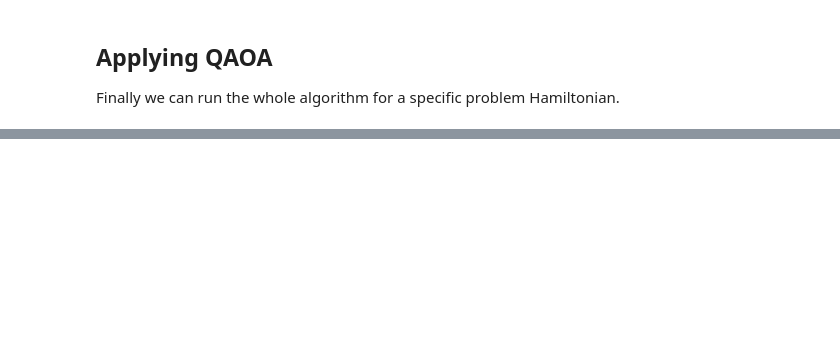
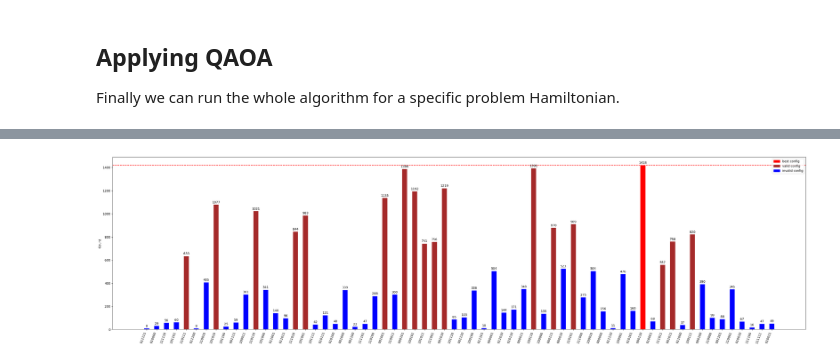
Before and after one commit to KIT-TVA/qc-configuration-problem, a Jupyter notebook: configproblem/qaoa_mincost_sat.ipynb, the cells around one changed output, grey strips where cells are left out. Drawn from its saved outputs; the diff is of its cells as text; code cells hidden in the pictures; blank space fills up the shorter version.

Commit message:
Add legend to plot

```diff
--- a/configproblem/qaoa_mincost_sat.ipynb
+++ b/configproblem/qaoa_mincost_sat.ipynb
@@ -343,30 +538,37 @@ counts, qc = apply_qaoa(hamiltonian, layers, n_features, shots, theta, warmstart
 # Pretty Print the results of the previous Cell
 
 best_config = "000110" # 654321
 valid_configs = ["101010", "101001", "101011", "100110", "100101", "100111", "001010", "001001", "001011", "000101", "000111", "111010", "111001", "111011", "110110", "110101", "110111"]
 
 col = []
 for key in counts.keys():
     if key==best_config:
         col.append('r')
     elif valid_configs.__contains__(key):
         col.append("brown")
     else:
         col.append('b')
 
 plt.rcParams["figure.figsize"] = (40,10)
 plt.ylabel("Count")
 plt.xticks(rotation=70, ha="right")
 plt.bar(counts.keys(), counts.values(), width=0.5, color=col)
 
 max_count = 0
 for val in counts.values():
     if val > max_count:
         max_count = val
 
 for i, val in enumerate(counts.values()):
     plt.text(x=i, y=val+max_count/100, s=f"{val}", fontdict=dict(fontsize=10), horizontalalignment="center")
 
 plt.axhline(y=max_count, color='r', linestyle='--')
 
+red_patch = mpatches.Patch(color='r', label="best config")
+brown_patch = mpatches.Patch(color="brown", label="valid config")
+blue_patch = mpatches.Patch(color='b', label="invalid config")
+plt.legend(handles=[red_patch, brown_patch, blue_patch], loc="upper right")
+
 plt.show()
+# %% [output]
+[figure, added]
```
Also changed, not shown: parts of 20 cells of this notebook.
